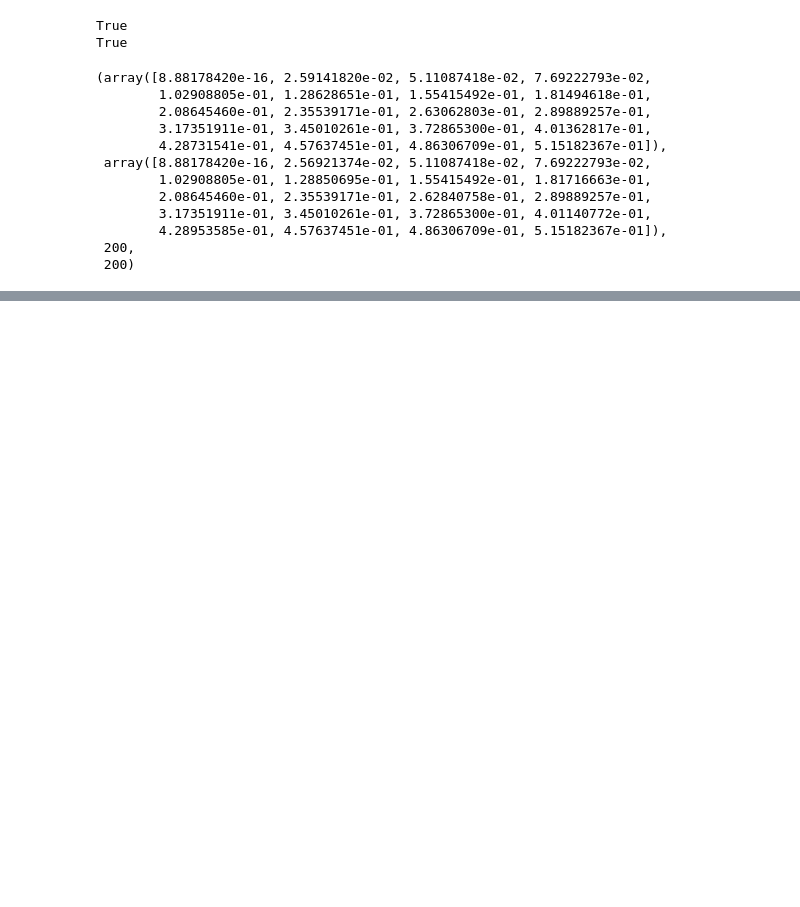
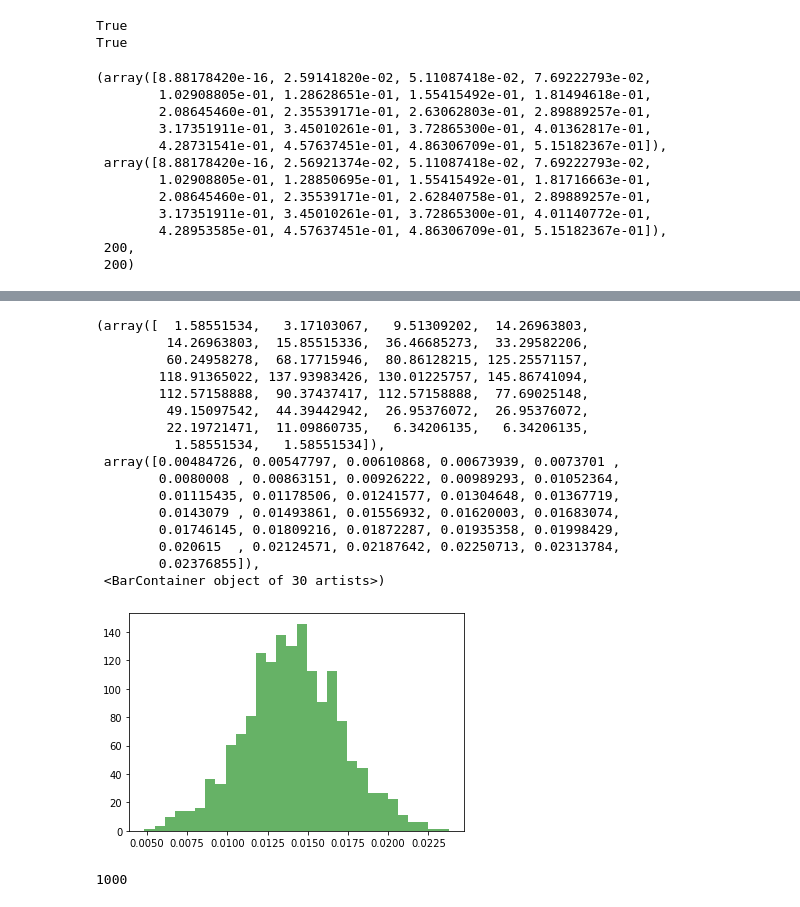
Before and after one commit to luisrlp/biopolymer-networks, a Jupyter notebook: 3_affnet_cl_ai_mcs/an_cl_ai_mcs.ipynb, the cells around one changed output, grey strips where cells are left out. Drawn from its saved outputs; the diff is of its cells as text; code cells hidden in the pictures; blank space fills up the shorter version.

```diff
--- a/3_affnet_cl_ai_mcs/an_cl_ai_mcs.ipynb
+++ b/3_affnet_cl_ai_mcs/an_cl_ai_mcs.ipynb
@@ -719,0 +840,32 @@ stress_sum_uni[:20], stress_uni[:20], len(stress_sum_uni), len(stress_uni)
+# %%
+import numpy as np
+import matplotlib.pyplot as plt
+
+# Lognormal distribution with mean 30 and std 2.5
+mu = 0.014
+sigma = 0.003
+s = np.random.normal(mu, sigma, 1000)
+# Plot the histogram
+plt.hist(s, bins=30, density=True, alpha=0.6, color='g')
+# %% [output]
+(array([  1.58551534,   3.17103067,   9.51309202,  14.26963803,
+         14.26963803,  15.85515336,  36.46685273,  33.29582206,
+         60.24958278,  68.17715946,  80.86128215, 125.25571157,
+        118.91365022, 137.93983426, 130.01225757, 145.86741094,
+        112.57158888,  90.37437417, 112.57158888,  77.69025148,
+         49.15097542,  44.39442942,  26.95376072,  26.95376072,
+         22.19721471,  11.09860735,   6.34206135,   6.34206135,
+          1.58551534,   1.58551534]),
+ array([0.00484726, 0.00547797, 0.00610868, 0.00673939, 0.0073701 ,
+        0.0080008 , 0.00863151, 0.00926222, 0.00989293, 0.01052364,
+        0.01115435, 0.01178506, 0.01241577, 0.01304648, 0.01367719,
+        0.0143079 , 0.01493861, 0.01556932, 0.01620003, 0.01683074,
+        0.01746145, 0.01809216, 0.01872287, 0.01935358, 0.01998429,
+        0.020615  , 0.02124571, 0.02187642, 0.02250713, 0.02313784,
+        0.02376855]),
+ <BarContainer object of 30 artists>)
+[figure, added]
+# %%
+np.sum(s > 0)
+# %% [output]
+1000
```
Also changed, not shown: parts of 7 cells of this notebook, 17 other files.
